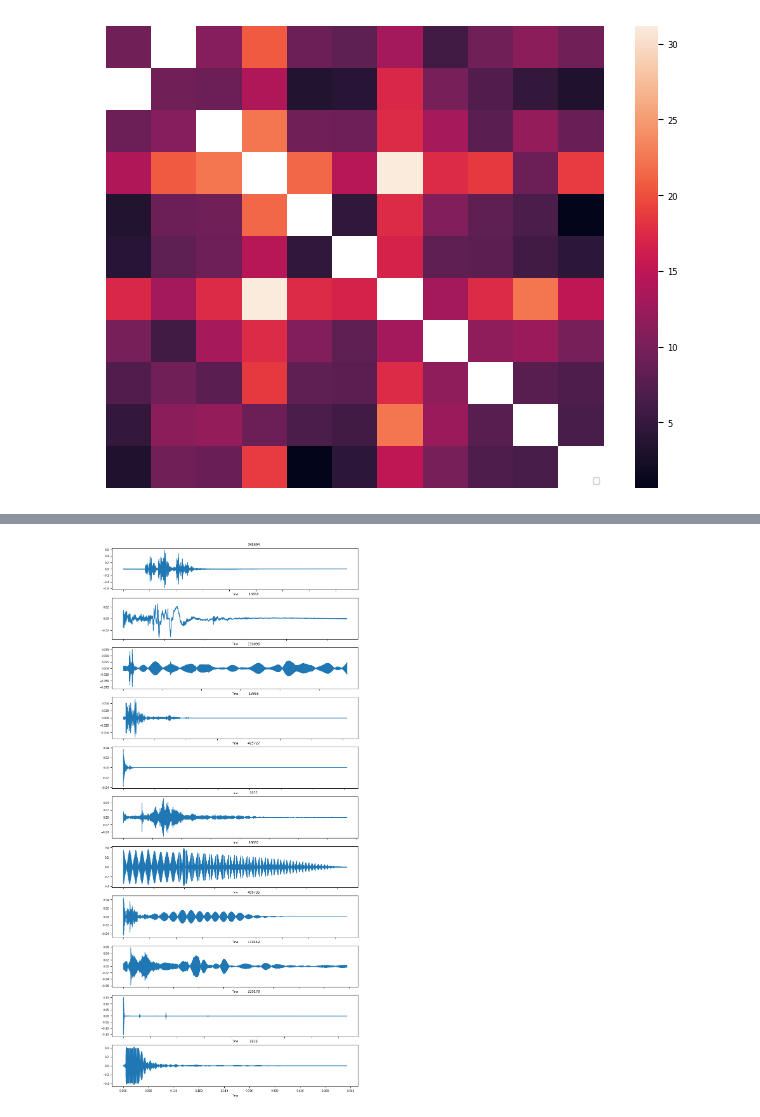
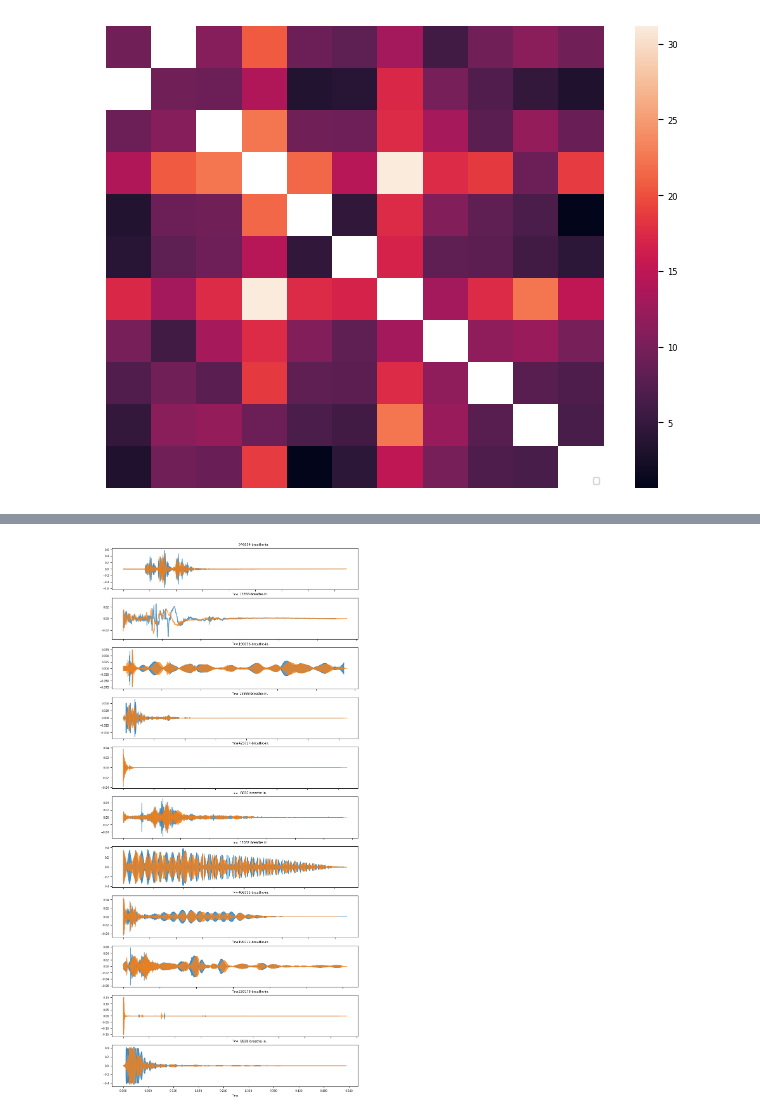
Before and after one commit to Breathic/breathic-client-ios, a Jupyter notebook: distance-calculator.ipynb, the cells around one changed output, grey strips where cells are left out. Drawn from its saved outputs; the diff is of its cells as text; code cells hidden in the pictures.

```diff
--- a/distance-calculator.ipynb
+++ b/distance-calculator.ipynb
@@ -135,7 +129,7 @@ MIN_NUMRATINGS = 3
 scored = []
 for sample in metadata:
     id = sample['id']
-    if id in excluded:
+    if id in excluded and id not in preselected:
         continue
 
     duration = int(sample['duration'])
@@ -243,7 +239,7 @@ print(len(exported))
 # %% [output]
 11
 # %%
-BREATHE_OUT_FREQUENCY_MULTIPLIER = 0.5
+FREQUENCY_MULTIPLIER = 0.5
 
 saved = []
 for leftid in exported:
@@ -256,12 +252,11 @@ for leftid in exported:
     target_breathe_out = extensionsamplepath + leftid + '-breathe-out.' + exportfileformat
 
     try:
-
         if not os.path.isfile(target_breathe_in):
-            process(['cp', source, target_breathe_in])
+            process(['ffmpeg', '-i', source, '-af', 'asetrate=44100*' + str(FREQUENCY_MULTIPLIER) + ',aresample=44100,atempo=1/' + str(FREQUENCY_MULTIPLIER), target_breathe_in])
 
         if not os.path.isfile(target_breathe_out):
-            process(['ffmpeg', '-i', source, '-af', 'asetrate=44100*' + str(BREATHE_OUT_FREQUENCY_MULTIPLIER) + ',aresample=44100,atempo=1/' + str(BREATHE_OUT_FREQUENCY_MULTIPLIER), target_breathe_out])
+            process(['cp', source, target_breathe_out])
 
         saved.append(leftid)
 
@@ -368,16 +380,17 @@ for i in range(display_count):
 # %%
 plots = saved[0:EXPORTED_COUNT]
 plt.rcParams.update({'font.size': 6})
 fig, ax = plt.subplots(nrows=len(plots), figsize=(10, EXPORTED_COUNT * 2))
 
 def waveform(id, ax):
-    path = extensionsamplepath + id + '-breathe-in.' + exportfileformat
+    path = extensionsamplepath + id + exportfileformat
     data, rate = librosa.core.load(path)
     ax.set_title('⠀⠀⠀⠀⠀⠀⠀⠀⠀⠀⠀⠀⠀⠀⠀⠀' + id)
     ax.label_outer()
-    librosa.display.waveshow(data, sr=rate, ax=ax)
+    librosa.display.waveshow(data, sr=rate, ax=ax, alpha=0.75)
 
 for idx, id in enumerate(plots):
-    waveform(id, ax[idx])
+    waveform(id + '-breathe-out.', ax[idx])
+    waveform(id + '-breathe-in.', ax[idx])
 # %% [output]
-[figure, old version]
+[figure, new version]
```
Also changed, not shown: parts of 5 cells of this notebook, 25 other files.
